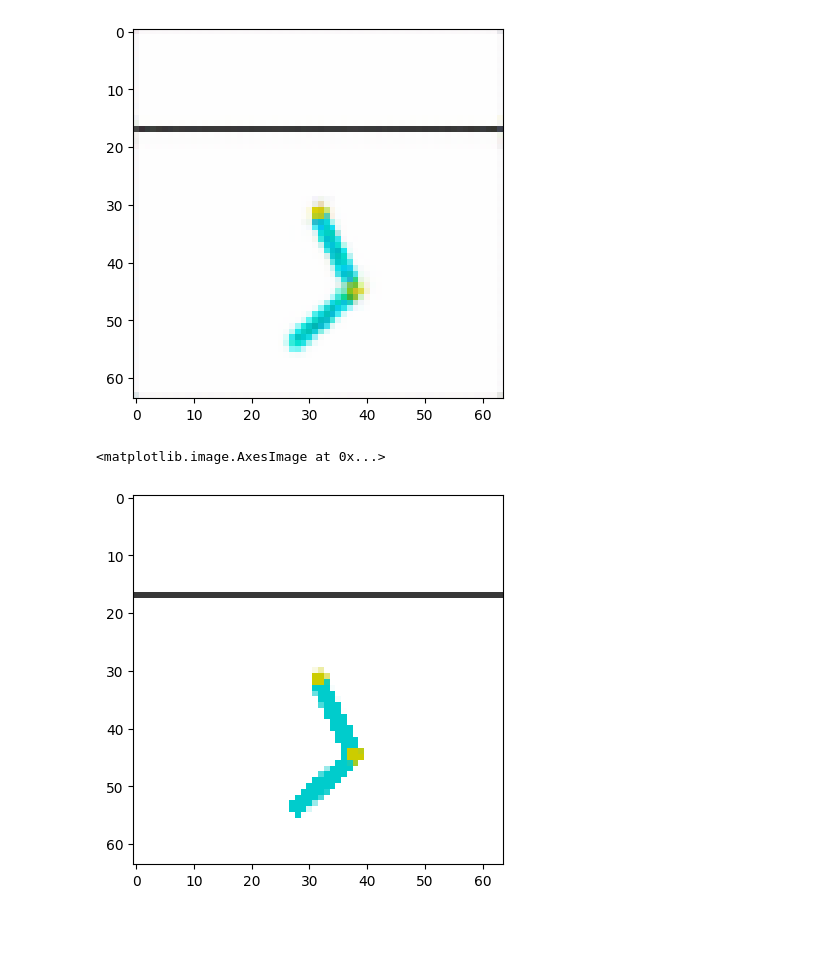
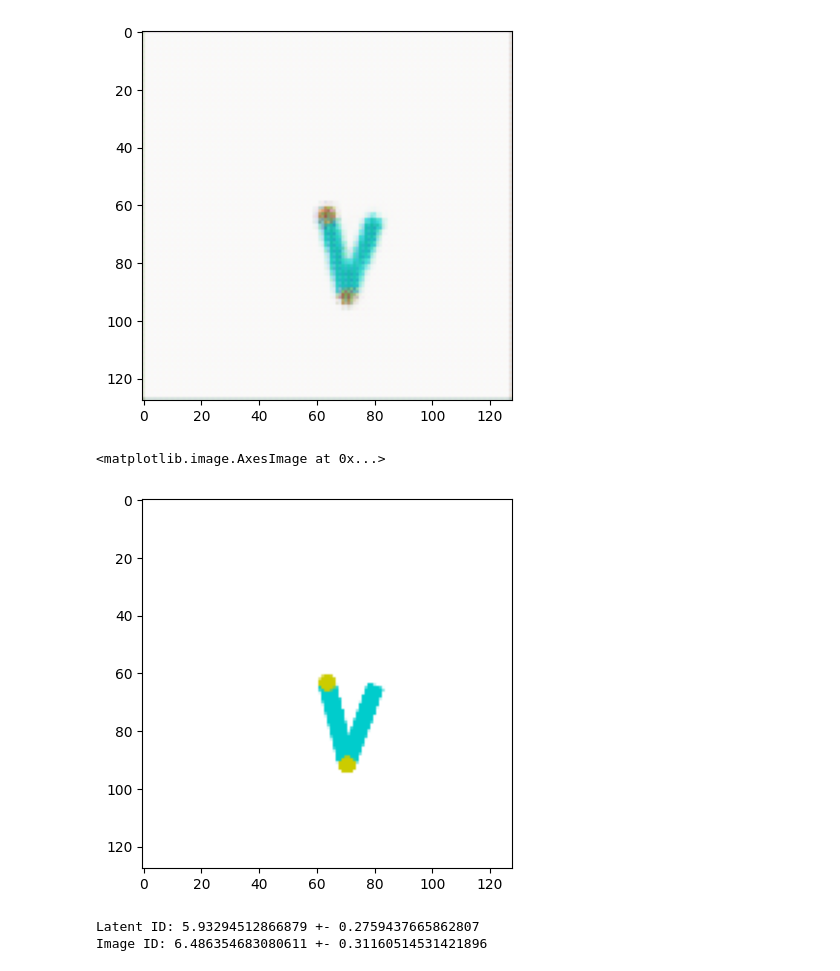
Before and after one commit to antony-zhao/RLTesting, a Jupyter notebook: rltesting/fvd_experiments/testing.ipynb, the cells around one changed output. Saved outputs shown, nothing was run; the diff lists cells and outputs as text; code cells hidden in the pictures; blank space fills up the shorter version.

```diff
--- a/rltesting/fvd_experiments/testing.ipynb
+++ b/rltesting/fvd_experiments/testing.ipynb
@@ -1,17 +1,26 @@
 # %%
 from wrapper import BasicEnvironmentRGB
 import gymnasium as gym
+from gymnasium.wrappers import FrameStackObservation, TransformObservation, AddRenderObservation
 from matplotlib import pyplot as plt
 from rltesting.torch_rl.utils import random_sample_single_env
 from rltesting.torch_rl.buffers import ReplayBuffer
 import numpy as np
 import torch
+import skdim
 
-
+framestack = 1
+latent_size = 8192
+obs_shape = 128
+steps = 5000
+l1_coeff = 0
 env = gym.make('Acrobot-v1', render_mode="rgb_array")
-env = BasicEnvironmentRGB(env)
-buffer_shapes = [(64, 64, 3), (), (), ()]
+env = BasicEnvironmentRGB(env, (obs_shape, obs_shape))
+env = FrameStackObservation(env, stack_size=framestack)
+env = TransformObservation(env, lambda obs: np.transpose(obs, (1, 2, 0, 3)), observation_space=gym.spaces.Box(0, 255, (framestack, 3, obs_shape, obs_shape), dtype=np.uint8))
+env = TransformObservation(env, lambda obs: np.reshape(obs, (obs_shape, obs_shape, 3 * framestack)), observation_space=gym.spaces.Box(0, 255, (obs_shape, obs_shape, 3 * framestack), dtype=np.uint8))
+buffer_shapes = [(obs_shape, obs_shape, 3 * framestack), (), (), ()]
 dtypes = [np.uint8, np.float32, np.float32, np.float32]
-buffer = ReplayBuffer(buffer_shapes, dtypes, buffer_size=10_000)
+buffer = ReplayBuffer(buffer_shapes, dtypes, buffer_size=steps)
 # %%
 obs, _ = env.reset()
@@ -28,21 +31,23 @@ plt.imshow(obs)
 # %%
-samples = random_sample_single_env(env, num_steps=5000)
-for i in range(5000):
+samples = random_sample_single_env(env, num_steps=steps)
+for i in range(steps):
     buffer.add_sample([samples[j][i] for j in range(len(samples))].copy())
 # %%
 from fundamental_variable_discovery import Encoder, Decoder
 
-encoder = Encoder().cuda()
-decoder = Decoder(encoder.conv_dim).cuda()
-opt = torch.optim.Adam(list(encoder.parameters()) + list(decoder.parameters()), 1e-4)
+encoder = Encoder(framestack, latent_size, obs_shape).cuda()
+decoder = Decoder(encoder.conv_dim, framestack, latent_size).cuda()
+opt = torch.optim.Adam(list(encoder.parameters()) + list(decoder.parameters()), 3e-5)
 # %%
 losses = []
-for _ in range(5000):
-    samples = buffer.sample(512)
-    obs = (torch.tensor(samples[0]).float().transpose(-3, -1) / 255).cuda()
+for i in range(10000):
+    if i % 1000 == 0:
+        print(i)
+    samples = buffer.sample(128)
+    obs = (torch.tensor(samples[0]).float().transpose(-3, -1) / 255 - 0.5).cuda()
     latent = encoder(obs)
     reconstruction = decoder(latent)
-    loss = torch.nn.functional.mse_loss(reconstruction, obs)
+    loss = torch.nn.functional.mse_loss(reconstruction, obs + 0.5) + torch.norm(latent, p=1, dim=-1).mean() * l1_coeff
     loss.backward()
     opt.step()
     opt.zero_grad()
@@ -55,8 +71,27 @@ plt.plot(losses)
 # %%
-plt.imshow(reconstruction[0].detach().cpu().transpose(-3, -1).numpy())
+plt.imshow(reconstruction[0].detach().cpu().transpose(-3, -1).numpy()[:, :, :3])
 plt.show()
-plt.imshow(samples[0][0])
+plt.imshow(samples[0][0][:, :, :3])
 # %% [output]
-[figure, old version]
+[figure, new version]
 <matplotlib.image.AxesImage at 0x...>
-[figure, old version]
+[figure, new version]
+# %%
+latent_ID = []
+image_ID = []
+
+for _ in range(10):
+    samples = buffer.sample(128)
+    obs = (torch.tensor(samples[0]).float().transpose(-3, -1) / 255 - 0.5).cuda()
+    latent = encoder(obs)
+    unique_latents = np.unique(latent.detach().cpu().numpy(), axis=0)
+    unique_obs = np.unique(obs.detach().cpu().numpy(), axis=0).reshape(-1, 3 * framestack*obs_shape*obs_shape)
+
+    latent_ID.append(skdim.id.MLE().fit(unique_latents).dimension_)
+    image_ID.append(skdim.id.MLE().fit(unique_obs).dimension_)
+
+print(f"Latent ID: {np.mean(latent_ID)} +- {np.std(latent_ID)}")
+print(f"Image ID: {np.mean(image_ID)} +- {np.std(image_ID)}")
+# %% [output]
+Latent ID: 5.93294512866879 +- 0.2759437665862807
+Image ID: 6.486354683080611 +- 0.31160514531421896
```
Also changed, not shown: parts of 4 cells of this notebook, 7 other files.
